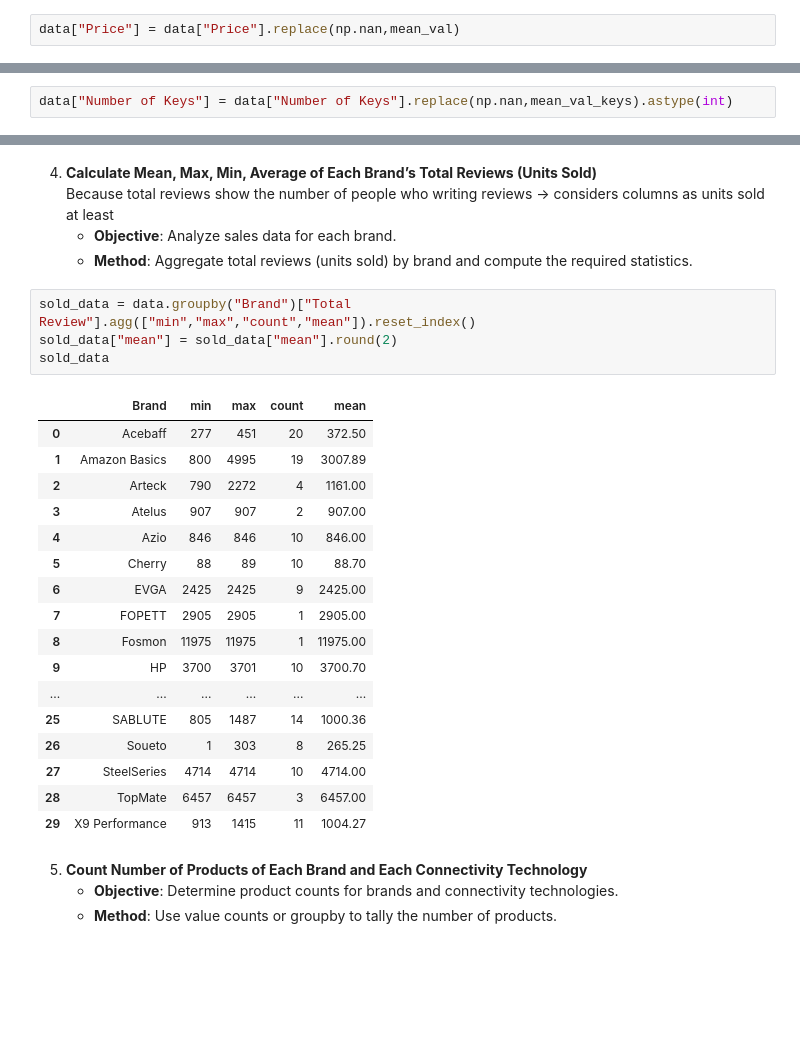
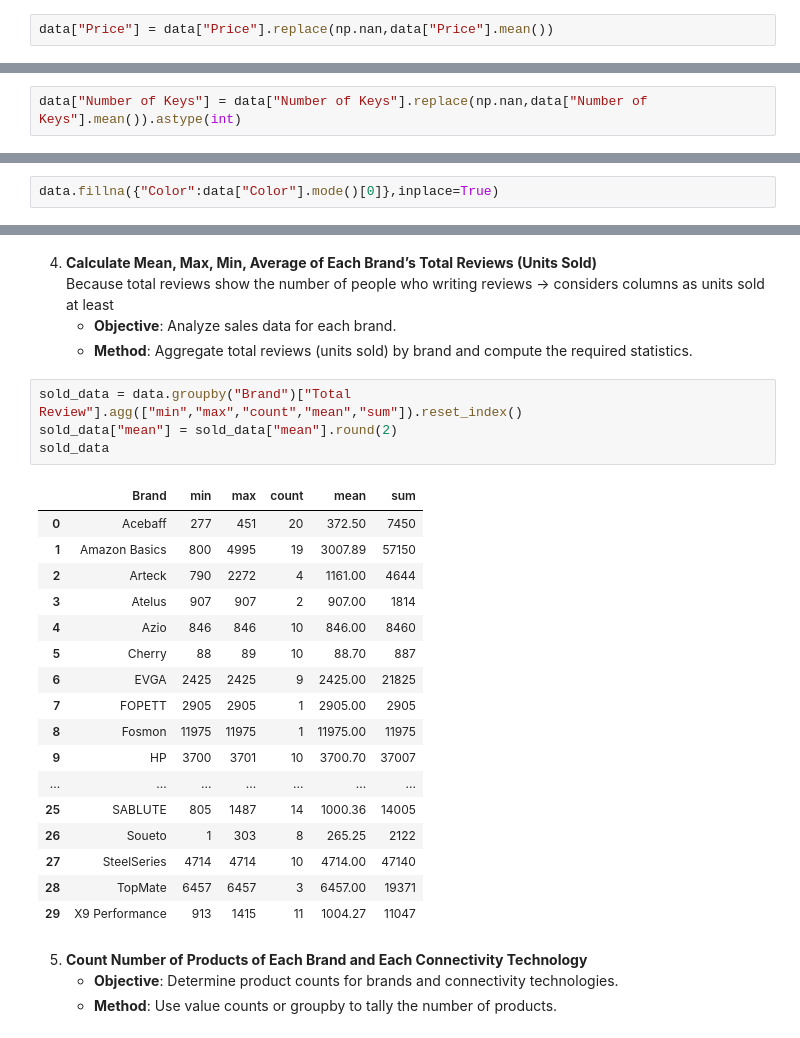
Before and after one commit to motconkien/Data-Projetcs, a Jupyter notebook: Amazon Project/Analyst/main.ipynb, the cells around one changed output, grey strips where cells are left out. Cells and saved outputs as stored; diff of their text form; blank space fills up the shorter version.

```diff
--- a/Amazon Project/Analyst/main.ipynb
+++ b/Amazon Project/Analyst/main.ipynb
@@ -106,2 +102,2 @@ np.float64(49.04496031746031)
 # %%
-data["Price"] = data["Price"].replace(np.nan,mean_val)
+data["Price"] = data["Price"].replace(np.nan,data["Price"].mean())
@@ -117,2 +104,2 @@ np.float64(96.37894736842105)
 # %%
-data["Number of Keys"] = data["Number of Keys"].replace(np.nan,mean_val_keys).astype(int)
+data["Number of Keys"] = data["Number of Keys"].replace(np.nan,data["Number of Keys"].mean()).astype(int)
@@ -122,0 +106,2 @@ np.int64(0)
+# %%
+data.fillna({"Color":data["Color"].mode()[0]},inplace=True)
@@ -291,27 +302,27 @@ rank_data
    - **Objective**: Analyze sales data for each brand.
    - **Method**: Aggregate total reviews (units sold) by brand and compute the required statistics.
 # %%
-sold_data = data.groupby("Brand")["Total Review"].agg(["min","max","count","mean"]).reset_index()
+sold_data = data.groupby("Brand")["Total Review"].agg(["min","max","count","mean","sum"]).reset_index()
 sold_data["mean"] = sold_data["mean"].round(2)
 sold_data
 # %% [output]
-|  | Brand | min | max | count | mean |
-| 0 | Acebaff | 277 | 451 | 20 | 372.50 |
-| 1 | Amazon Basics | 800 | 4995 | 19 | 3007.89 |
-| 2 | Arteck | 790 | 2272 | 4 | 1161.00 |
-| 3 | Atelus | 907 | 907 | 2 | 907.00 |
-| 4 | Azio | 846 | 846 | 10 | 846.00 |
-| 5 | Cherry | 88 | 89 | 10 | 88.70 |
-| 6 | EVGA | 2425 | 2425 | 9 | 2425.00 |
-| 7 | FOPETT | 2905 | 2905 | 1 | 2905.00 |
-| 8 | Fosmon | 11975 | 11975 | 1 | 11975.00 |
-| 9 | HP | 3700 | 3701 | 10 | 3700.70 |
-| ... | ... | ... | ... | ... | ... |
-| 25 | SABLUTE | 805 | 1487 | 14 | 1000.36 |
-| 26 | Soueto | 1 | 303 | 8 | 265.25 |
-| 27 | SteelSeries | 4714 | 4714 | 10 | 4714.00 |
-| 28 | TopMate | 6457 | 6457 | 3 | 6457.00 |
-| 29 | X9 Performance | 913 | 1415 | 11 | 1004.27 |
+|  | Brand | min | max | count | mean | sum |
+| 0 | Acebaff | 277 | 451 | 20 | 372.50 | 7450 |
+| 1 | Amazon Basics | 800 | 4995 | 19 | 3007.89 | 57150 |
+| 2 | Arteck | 790 | 2272 | 4 | 1161.00 | 4644 |
+| 3 | Atelus | 907 | 907 | 2 | 907.00 | 1814 |
+| 4 | Azio | 846 | 846 | 10 | 846.00 | 8460 |
+| 5 | Cherry | 88 | 89 | 10 | 88.70 | 887 |
+| 6 | EVGA | 2425 | 2425 | 9 | 2425.00 | 21825 |
+| 7 | FOPETT | 2905 | 2905 | 1 | 2905.00 | 2905 |
+| 8 | Fosmon | 11975 | 11975 | 1 | 11975.00 | 11975 |
+| 9 | HP | 3700 | 3701 | 10 | 3700.70 | 37007 |
+| ... | ... | ... | ... | ... | ... | ... |
+| 25 | SABLUTE | 805 | 1487 | 14 | 1000.36 | 14005 |
+| 26 | Soueto | 1 | 303 | 8 | 265.25 | 2122 |
+| 27 | SteelSeries | 4714 | 4714 | 10 | 4714.00 | 47140 |
+| 28 | TopMate | 6457 | 6457 | 3 | 6457.00 | 19371 |
+| 29 | X9 Performance | 913 | 1415 | 11 | 1004.27 | 11047 |
 # %% [markdown]
 5. **Count Number of Products of Each Brand and Each Connectivity Technology**
    - **Objective**: Determine product counts for brands and connectivity technologies.
```
Also changed, not shown: parts of 26 cells of this notebook.
